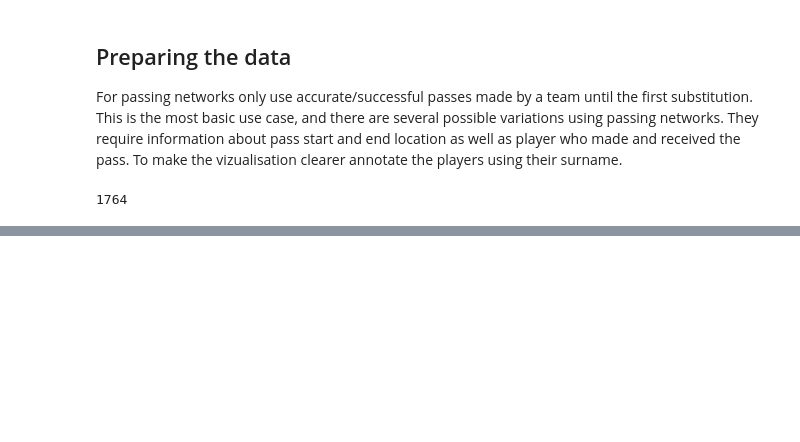
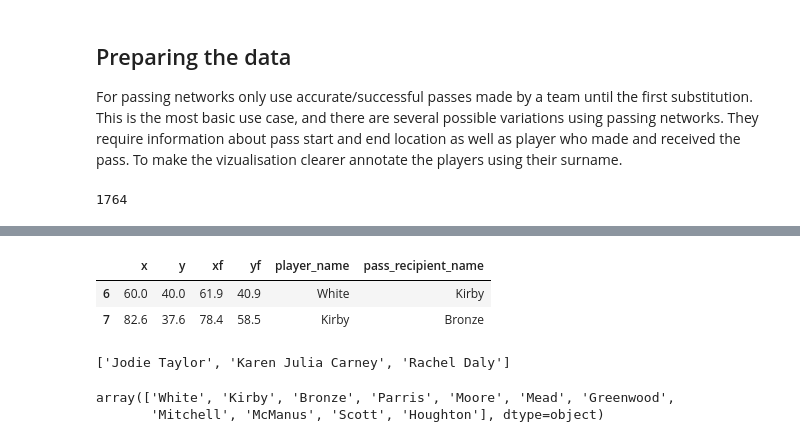
Before and after one commit to khoffLSU/footy_analytics, a Jupyter notebook: Visualizing Football - passing network.ipynb, the cells around one changed output, grey strips where cells are left out. Saved outputs shown, nothing was run; the diff lists cells and outputs as text; code cells hidden in the pictures; blank space fills up the shorter version.

```diff
--- a/Visualizing Football - passing network.ipynb
+++ b/Visualizing Football - passing network.ipynb
@@ -77,0 +85,15 @@ sub
+# %%
+passnet.head(2)
+# %% [output]
+|  | x | y | xf | yf | player_name | pass_recipient_name |
+| 6 | 60.0 | 40.0 | 61.9 | 40.9 | White | Kirby |
+| 7 | 82.6 | 37.6 | 78.4 | 58.5 | Kirby | Bronze |
+# %%
+subs
+# %% [output]
+['Jodie Taylor', 'Karen Julia Carney', 'Rachel Daly']
+# %%
+passnet.player_name.unique()
+# %% [output]
+array(['White', 'Kirby', 'Bronze', 'Parris', 'Moore', 'Mead', 'Greenwood',
+       'Mitchell', 'McManus', 'Scott', 'Houghton'], dtype=object)
```
Also changed, not shown: parts of 18 cells of this notebook.
